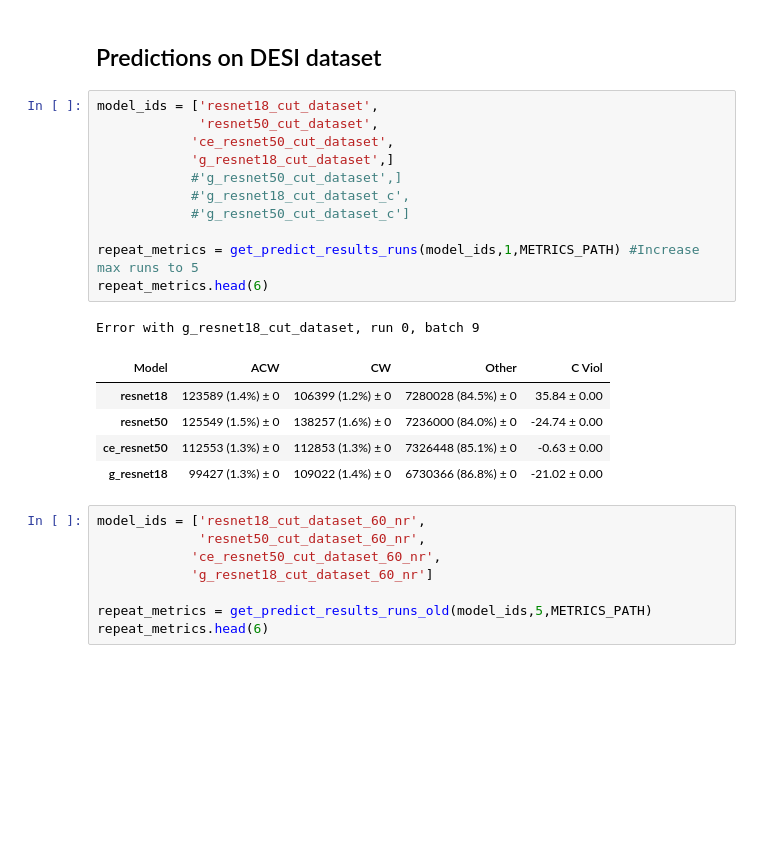
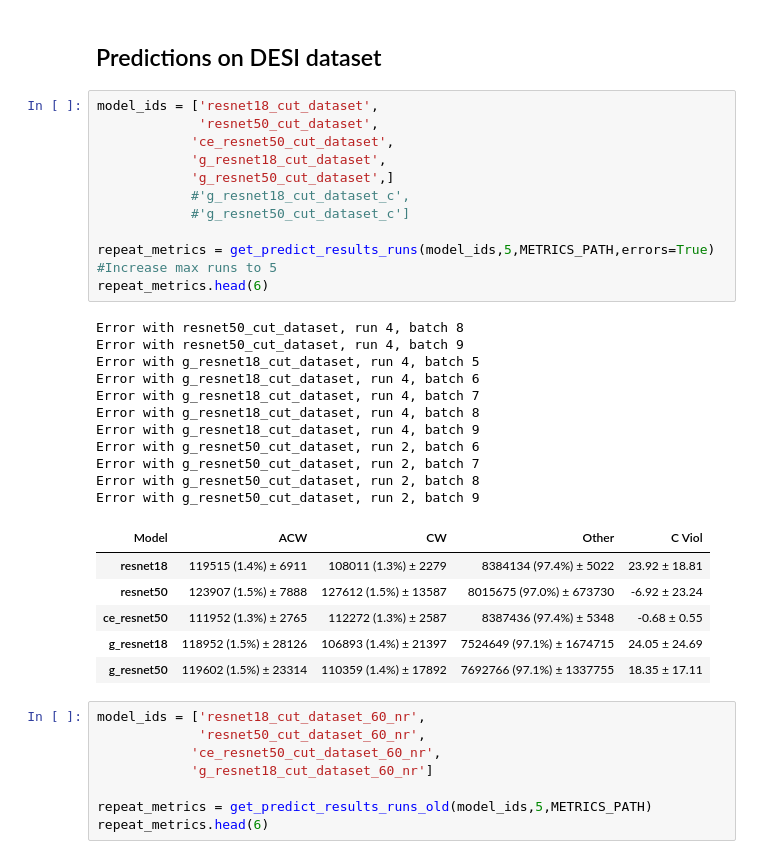
Before and after one commit to neil-power/mphys-galaxy, a Jupyter notebook: Code/model_metrics.ipynb, the cells around one changed output. Saved outputs shown, nothing was run; the diff lists cells and outputs as text; blank space fills up the shorter version.

```diff
--- a/Code/model_metrics.ipynb
+++ b/Code/model_metrics.ipynb
@@ -273,21 +241,32 @@ plot_combined_metrics(repeat_model_ids,'val_loss','Validation Loss',4)
 # %%
 model_ids = ['resnet18_cut_dataset',
              'resnet50_cut_dataset',
             'ce_resnet50_cut_dataset',
-            'g_resnet18_cut_dataset',]
-            #'g_resnet50_cut_dataset',]
+            'g_resnet18_cut_dataset',
+            'g_resnet50_cut_dataset',]
             #'g_resnet18_cut_dataset_c',
             #'g_resnet50_cut_dataset_c']
 
-repeat_metrics = get_predict_results_runs(model_ids,1,METRICS_PATH) #Increase max runs to 5
+repeat_metrics = get_predict_results_runs(model_ids,5,METRICS_PATH,errors=True) #Increase max runs to 5
 repeat_metrics.head(6)
 # %% [output]
-Error with g_resnet18_cut_dataset, run 0, batch 9
+Error with resnet50_cut_dataset, run 4, batch 8
+Error with resnet50_cut_dataset, run 4, batch 9
+Error with g_resnet18_cut_dataset, run 4, batch 5
+Error with g_resnet18_cut_dataset, run 4, batch 6
+Error with g_resnet18_cut_dataset, run 4, batch 7
+Error with g_resnet18_cut_dataset, run 4, batch 8
+Error with g_resnet18_cut_dataset, run 4, batch 9
+Error with g_resnet50_cut_dataset, run 2, batch 6
+Error with g_resnet50_cut_dataset, run 2, batch 7
+Error with g_resnet50_cut_dataset, run 2, batch 8
+Error with g_resnet50_cut_dataset, run 2, batch 9
 | Model | ACW | CW | Other | C Viol |
-| resnet18 | 123589 (1.4%) ± 0 | 106399 (1.2%) ± 0 | 7280028 (84.5%) ± 0 | 35.84 ± 0.00 |
-| resnet50 | 125549 (1.5%) ± 0 | 138257 (1.6%) ± 0 | 7236000 (84.0%) ± 0 | -24.74 ± 0.00 |
-| ce_resnet50 | 112553 (1.3%) ± 0 | 112853 (1.3%) ± 0 | 7326448 (85.1%) ± 0 | -0.63 ± 0.00 |
-| g_resnet18 | 99427 (1.3%) ± 0 | 109022 (1.4%) ± 0 | 6730366 (86.8%) ± 0 | -21.02 ± 0.00 |
+| resnet18 | 119515 (1.4%) ± 6911 | 108011 (1.3%) ± 2279 | 8384134 (97.4%) ± 5022 | 23.92 ± 18.81 |
+| resnet50 | 123907 (1.5%) ± 7888 | 127612 (1.5%) ± 13587 | 8015675 (97.0%) ± 673730 | -6.92 ± 23.24 |
+| ce_resnet50 | 111952 (1.3%) ± 2765 | 112272 (1.3%) ± 2587 | 8387436 (97.4%) ± 5348 | -0.68 ± 0.55 |
+| g_resnet18 | 118952 (1.5%) ± 28126 | 106893 (1.4%) ± 21397 | 7524649 (97.1%) ± 1674715 | 24.05 ± 24.69 |
+| g_resnet50 | 119602 (1.5%) ± 23314 | 110359 (1.4%) ± 17892 | 7692766 (97.1%) ± 1337755 | 18.35 ± 17.11 |
 # %%
 model_ids = ['resnet18_cut_dataset_60_nr',
              'resnet50_cut_dataset_60_nr',
```
Also changed, not shown: parts of 6 cells of this notebook, 11 other files.
